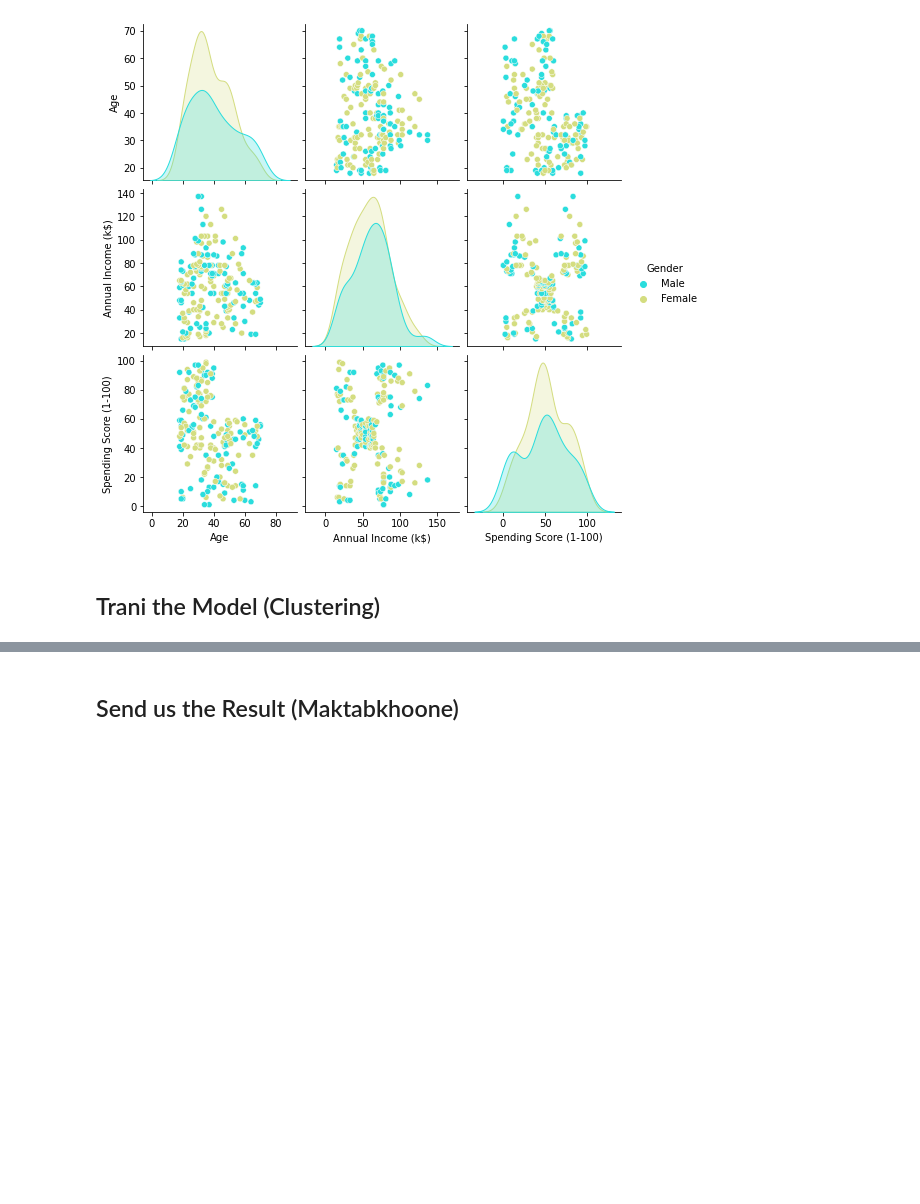
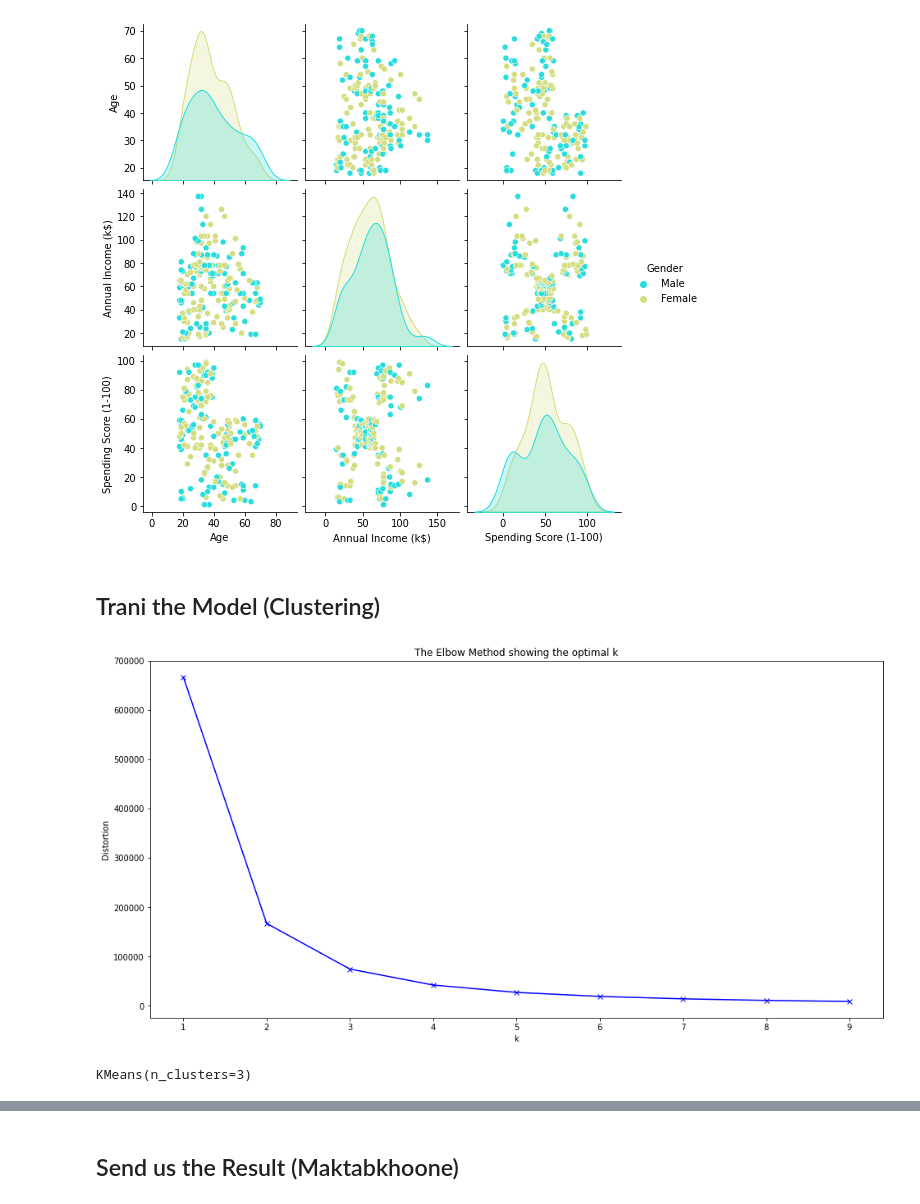
Before and after one commit to amirgarsha/ML_course_maktab, a Jupyter notebook: Mini_Project_4.ipynb, the cells around one changed output, grey strips where cells are left out. Saved outputs shown, nothing was run; the diff lists cells and outputs as text; code cells hidden in the pictures; blank space fills up the shorter version.

```diff
--- a/Mini_Project_4.ipynb
+++ b/Mini_Project_4.ipynb
@@ -136,3 +138,26 @@ sns.pairplot(df_customer[["Gender","Age","Annual Income (k$)","Spending Score (1
 [figure]
 # %% [markdown]
 ## Trani the Model (Clustering)
+# %%
+## Kmeans
+## finding best k with elbow method
+distortions = []
+K = range(1,10)
+for k in K:
+    kmeanModel = KMeans(n_clusters=k)
+    kmeanModel.fit(df_customer_prc)
+    distortions.append(kmeanModel.inertia_)
+# %%
+plt.figure(figsize=(16,8))
+plt.plot(K, distortions, 'bx-')
+plt.xlabel('k')
+plt.ylabel('Distortion')
+plt.title('The Elbow Method showing the optimal k')
+plt.show()
+# %% [output]
+[figure, added]
+# %%
+kmeanModel = KMeans(n_clusters=3)
+kmeanModel.fit(df_customer_prc)
+# %% [output]
+KMeans(n_clusters=3)
```
Also changed, not shown: parts of 4 cells of this notebook.
